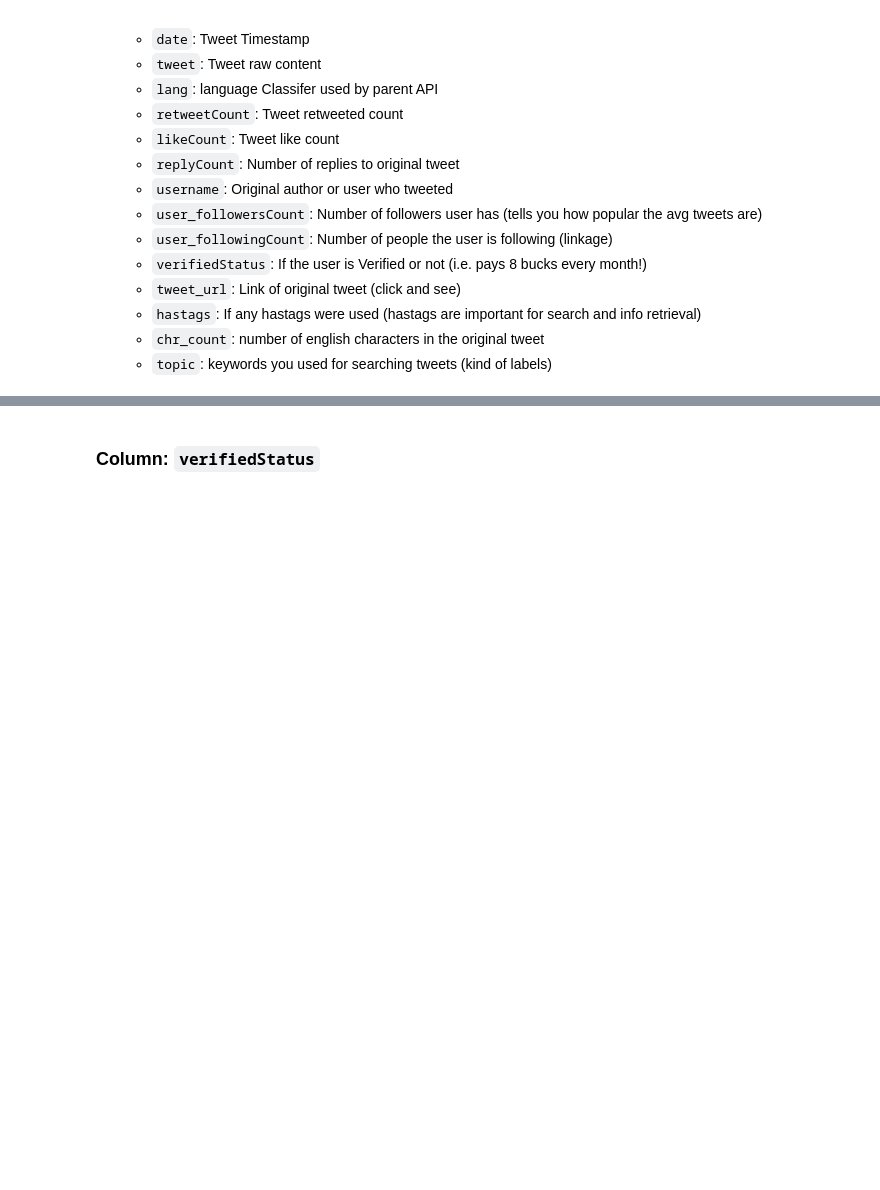
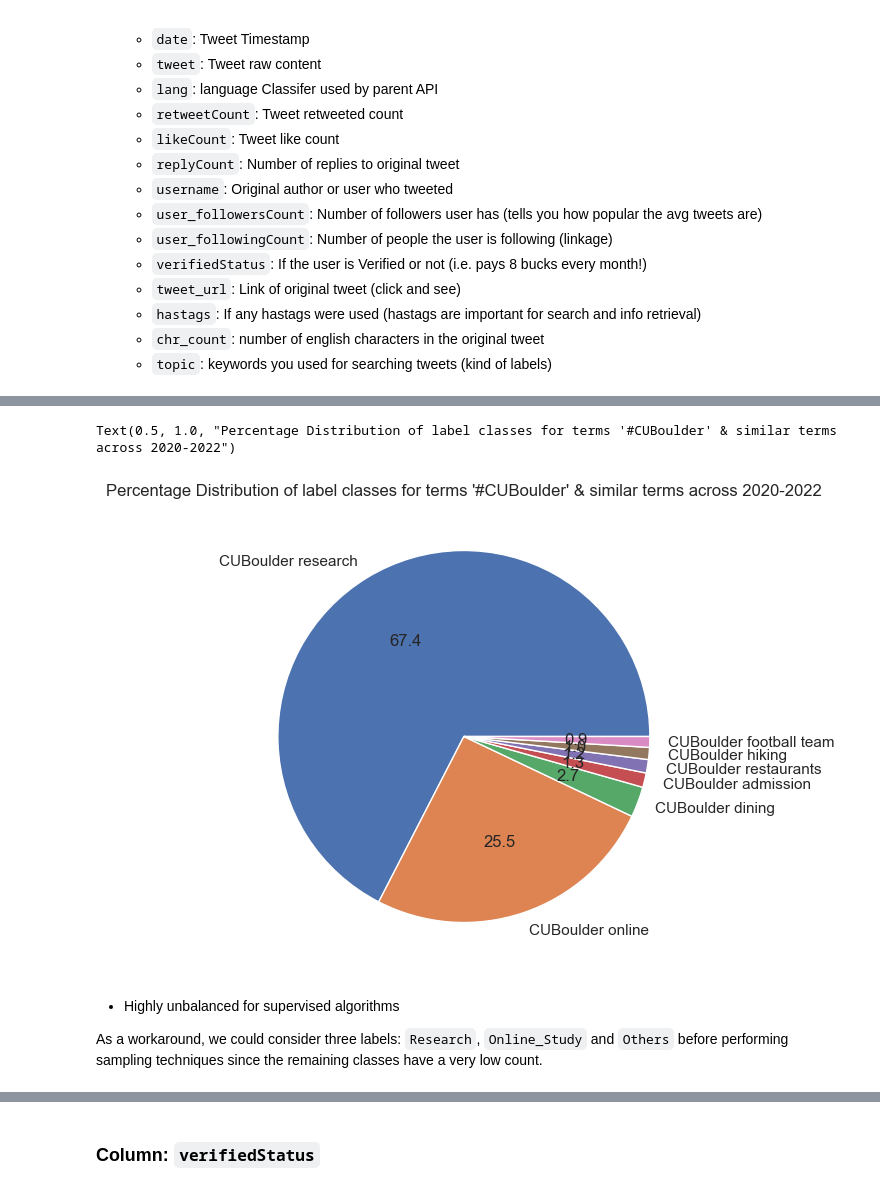
Before and after one commit to pranzell/pranzell.github.io, a Jupyter notebook: source/modules/DataPreprocessing_EDA.ipynb, the cells around one changed output, grey strips where cells are left out. Saved outputs shown, nothing was run; the diff lists cells and outputs as text; code cells hidden in the pictures; blank space fills up the shorter version.

```diff
--- a/source/modules/DataPreprocessing_EDA.ipynb
+++ b/source/modules/DataPreprocessing_EDA.ipynb
@@ -345,0 +440,14 @@ def descriptive_stats(data_col):
+# %%
+# label dist:
+
+plt.figure(figsize=(6,8))
+plt.pie(df['topic'].value_counts(normalize=True), labels = df.topic.value_counts().index.tolist(), autopct='%.1f')
+plt.title("Percentage Distribution of label classes for terms '#CUBoulder' & similar terms across 2020-2022")
+# %% [output]
+Text(0.5, 1.0, "Percentage Distribution of label classes for terms '#CUBoulder' & similar terms across 2020-2022")
+[figure, added]
+# %% [markdown]
+- Highly unbalanced for supervised algorithms
+
+
+As a workaround, we could consider three labels: `Research`, `Online_Study` and `Others` before performing sampling techniques since the remaining classes have a very low count.
```
Also changed, not shown: parts of 72 cells of this notebook.
